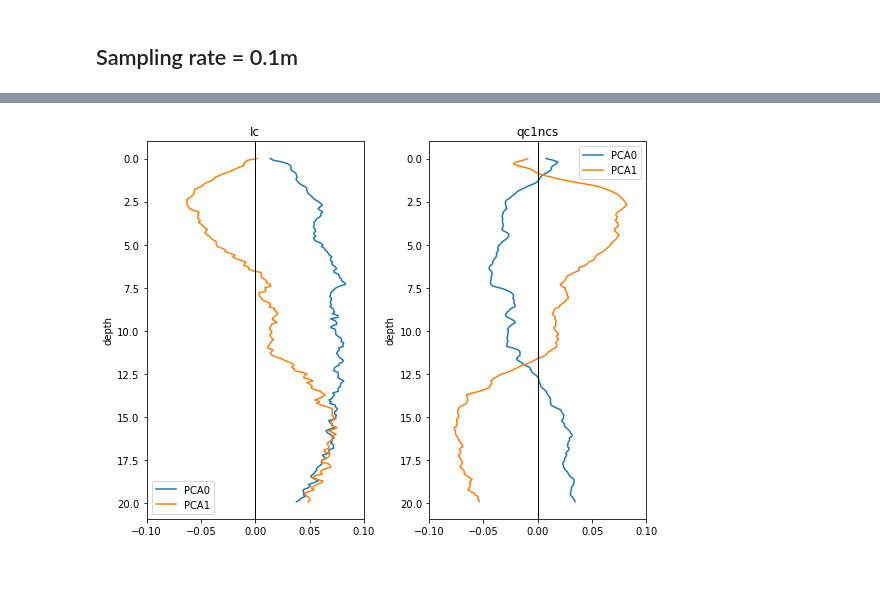
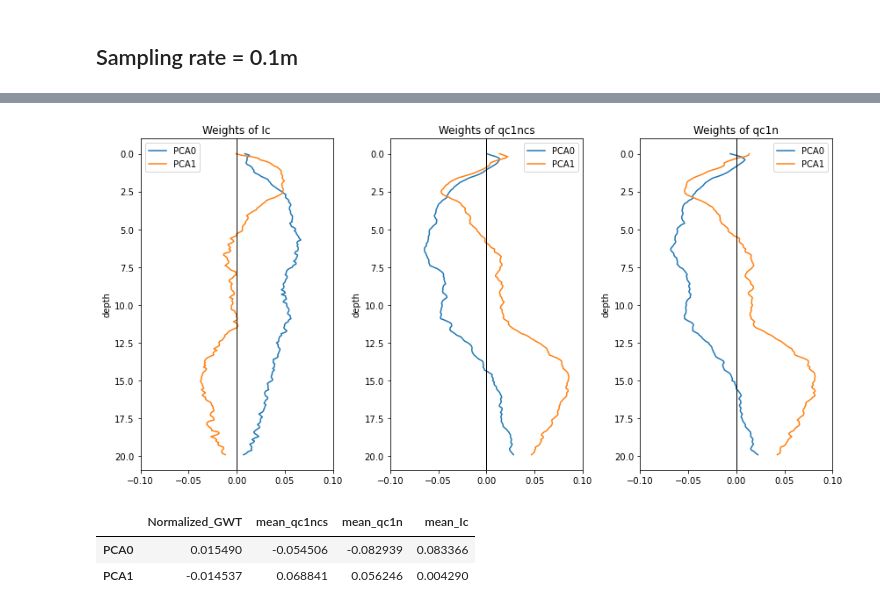
Before and after one commit to chhsiao93/research, a Jupyter notebook: CPT/CPT_profile.ipynb, the cells around one changed output, grey strips where cells are left out. Drawn from its saved outputs; the diff is of its cells as text; code cells hidden in the pictures; blank space fills up the shorter version.

```diff
--- a/CPT/CPT_profile.ipynb
+++ b/CPT/CPT_profile.ipynb
@@ -184,11 +173,12 @@ def CPT_interpret(qc, fs, gamma, depth, GWT):
 # %%
 df['qc1ncs'] = 0
+df['qc1n'] = 0
 df['Ic'] = 0
 # %%
 for row in tqdm(obs_df.iterrows(), total=obs_df.shape[0]):
     ID = row[1]['TTGDID']
     GWT = row[1]['Measured_D']
-    qc1ncs, Ic, isConverge = CPT_interpret(df.qc[df.NZGDID==ID],
+    qc1n, qc1ncs, Ic, isConverge = CPT_interpret(df.qc[df.NZGDID==ID],
                                df.fs[df.NZGDID==ID],
                                df.gamma[df.NZGDID==ID],
                                df.depth[df.NZGDID==ID],
@@ -196,6 +186,7 @@ for row in tqdm(obs_df.iterrows(), total=obs_df.shape[0]):
     if not isConverge:
         print(f'ID: {ID}')
     df.loc[df.NZGDID==ID,'qc1ncs'] = qc1ncs
+    df.loc[df.NZGDID==ID,'qc1n'] = qc1n
     df.loc[df.NZGDID==ID,'Ic'] = Ic
 # %% [output]
 not converging
@@ -314,20 +347,14 @@ for ID in tqdm(df.NZGDID.unique()):
+# %%
+y = data['class'].values
+x = data.drop(['class'], axis=1)
 # %%
-columns = ['Ic'+str(x) for x in range(bins)] + ['qc1ncs'+str(x) for x in range(bins)]
-binned_data = pd.DataFrame(data=np.concatenate((np.array(binned_Ic), np.array(binned_qc1ncs)), axis=1),
-                           columns=columns)
-
-binned_data['class'] = obs_df.obs_class.values
-#binned_data.fillna(0, inplace=True)
-binned_data.dropna(inplace=True)
-print(f'{len(binned_data)} rows remain in dataframe after dropna')
-
 n_components=10
 pipeline = Pipeline([('scaling', StandardScaler()), ('pca', PCA(n_components=n_components))])
 
-pipeline.fit(binned_data.iloc[:,:-1])
+pipeline.fit(x)
 
 pca_number = [f'PCA{num}' for num in range(n_components)]
-df_pca = pd.DataFrame(pipeline['pca'].components_, columns=binned_data.columns[:-1])
+df_pca = pd.DataFrame(pipeline['pca'].components_, columns=x.columns)
 df_pca.index = pca_number
 df_pca.style\
     .background_gradient(cmap='bwr_r',vmin=-1, vmax=1, axis=None)\
@@ -401,26 +449,41 @@ plt.tight_layout()
 # %%
-fig, axes = plt.subplots(1,2, figsize=(8,6))
+fig, axes = plt.subplots(1,3, figsize=(12,6))
 depth = np.arange(200)/10
 
 axes[0].plot(df_pca.iloc[0,:200].values,depth, label='PCA0')
 axes[0].plot(df_pca.iloc[1,:200].values,depth, label='PCA1')
 axes[0].set_ylabel('depth')
-axes[0].set_title('Ic')
+axes[0].set_title('Weights of Ic')
 axes[0].set_xlim(-0.1, 0.1)
 axes[0].invert_yaxis()
 axes[0].legend(['PCA0','PCA1'])
 axes[0].axvline(x=0, color='k', linestyle='-', lw=1)
 
-axes[1].plot(df_pca.iloc[0,200:].values,depth, label='PCA0')
-axes[1].plot(df_pca.iloc[1,200:].values,depth, label='PCA1')
+axes[1].plot(df_pca.iloc[0,200:400].values,depth, label='PCA0')
+axes[1].plot(df_pca.iloc[1,200:400].values,depth, label='PCA1')
 axes[1].set_ylabel('depth')
-axes[1].set_title('qc1ncs')
+axes[1].set_title('Weights of qc1ncs')
 axes[1].set_xlim(-0.1, 0.1)
 axes[1].invert_yaxis()
 axes[1].legend(['PCA0','PCA1'])
 axes[1].axvline(x=0, color='k', linestyle='-', lw=1)
 
+axes[2].plot(df_pca.iloc[0,400:600].values,depth, label='PCA0')
+axes[2].plot(df_pca.iloc[1,400:600].values,depth, label='PCA1')
+axes[2].set_ylabel('depth')
+axes[2].set_title('Weights of qc1n')
+axes[2].set_xlim(-0.1, 0.1)
+axes[2].invert_yaxis()
+axes[2].legend(['PCA0','PCA1'])
+axes[2].axvline(x=0, color='k', linestyle='-', lw=1)
+
 plt.tight_layout()
 plt.savefig('PCA_coeff.png')
 # %% [output]
-[figure, old version]
+[figure, new version]
+# %%
+df_pca.iloc[0:2, -4:]
+# %% [output]
+|  | Normalized_GWT | mean_qc1ncs | mean_qc1n | mean_Ic |
+| PCA0 | 0.015490 | -0.054506 | -0.082939 | 0.083366 |
+| PCA1 | -0.014537 | 0.068841 | 0.056246 | 0.004290 |
```
Also changed, not shown: parts of 41 cells of this notebook.
